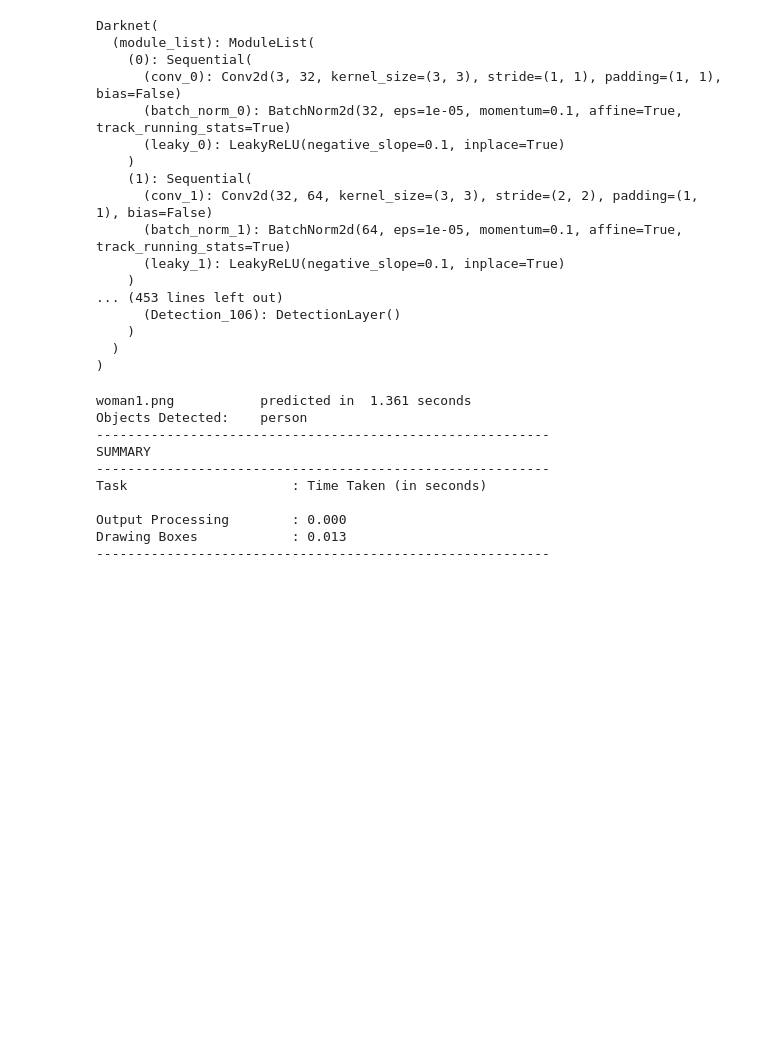
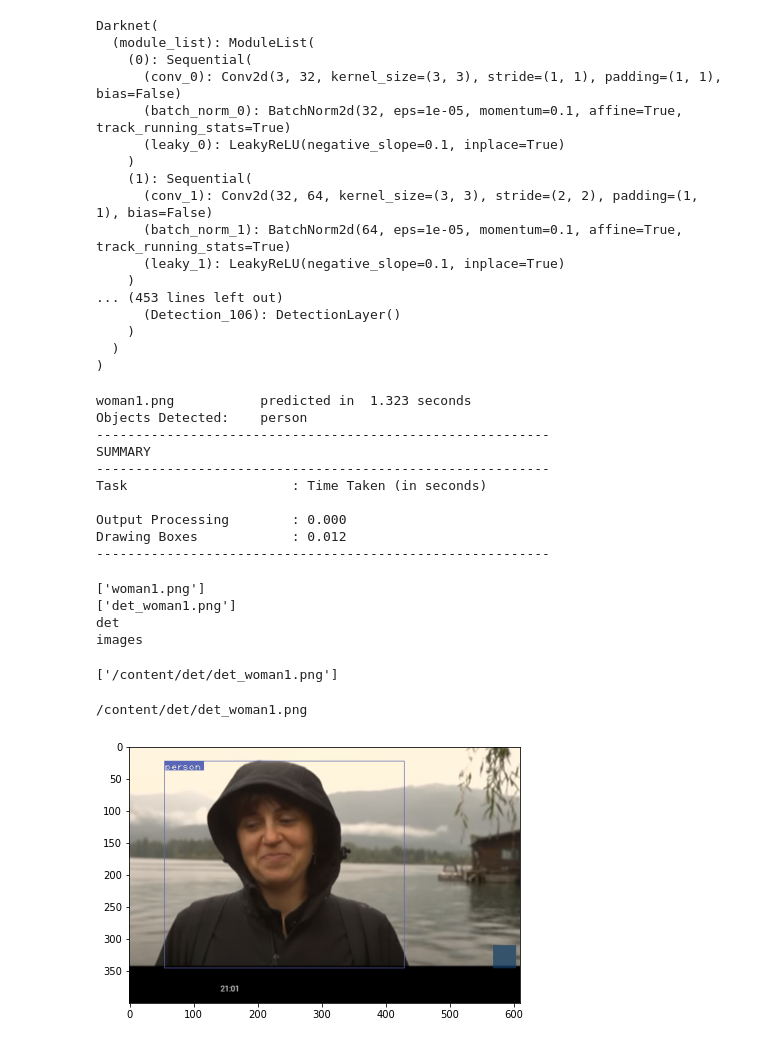
Before and after one commit to JoDeMiro/DeepLearningIntroduction, a Jupyter notebook: YOLOv3.ipynb, the cells around one changed output. Saved outputs shown, nothing was run; the diff lists cells and outputs as text; code cells hidden in the pictures; blank space fills up the shorter version.

```diff
--- a/YOLOv3.ipynb
+++ b/YOLOv3.ipynb
@@ -348,7 +347,6 @@ output[:,[1,3]] -= (inp_dim - scaling_factor*im_dim_list[:,0].view(-1,1))/2
 output[:,[2,4]] -= (inp_dim - scaling_factor*im_dim_list[:,1].view(-1,1))/2
 
 
-
 output[:,1:5] /= scaling_factor
 
 for i in range(output.shape[0]):
@@ -358,7 +356,7 @@ for i in range(output.shape[0]):
 
 output_recast = time.time()
 class_load = time.time()
-colors = pkl.load(open("pallete", "rb"))
+# colors = pkl.load(open("pallete", "rb"))
 colors = get_colors()
 
 draw = time.time()
@@ -404,7 +402,7 @@ print("----------------------------------------------------------")
 
 torch.cuda.empty_cache()
 # %% [output]
-woman1.png           predicted in  1.361 seconds
+woman1.png           predicted in  1.323 seconds
 Objects Detected:    person
 ----------------------------------------------------------
 SUMMARY
@@ -412,9 +410,51 @@ SUMMARY
 Task                     : Time Taken (in seconds)
 
 Output Processing        : 0.000
-Drawing Boxes            : 0.013
+Drawing Boxes            : 0.012
 ----------------------------------------------------------
 # %%
 # Ide kell írni még egy olyat
 # hogy végig iterál a det könyvtáron és ami kép van benne azt
 # megjeleníti
+
+print(os.listdir(images))
+
+print(os.listdir(det))
+
+print(det)
+
+print(images)
+# %% [output]
+['woman1.png']
+['det_woman1.png']
+det
+images
+# %%
+try:
+  det_images = [osp.join(osp.realpath('.'), det, i) for i in os.listdir(det)]
+except NotADirectoryError:
+  det_images = []
+  det_images.append(osp.join(osp.realpath('.'), det))
+except FileNotFoundError:
+  print('No file or directory with name {}'.format(det))
+
+print(det_images)
+# %% [output]
+['/content/det/det_woman1.png']
+# %%
+# megvan a lista ami a képek teljes elérési útját tartalmazza
+
+# iteráljunk végig rajtuk és jelenítsük meg őket
+
+import matplotlib.pyplot as plt
+import skimage.io
+
+for files in det_images:
+  print(files)
+  pic = skimage.io.imread(files)
+  plt.figure(figsize=(7, 7))
+  plt.imshow(pic)
+  plt.show()
+# %% [output]
+/content/det/det_woman1.png
+[figure, added]
```
Also changed, not shown: parts of 4 cells of this notebook.
